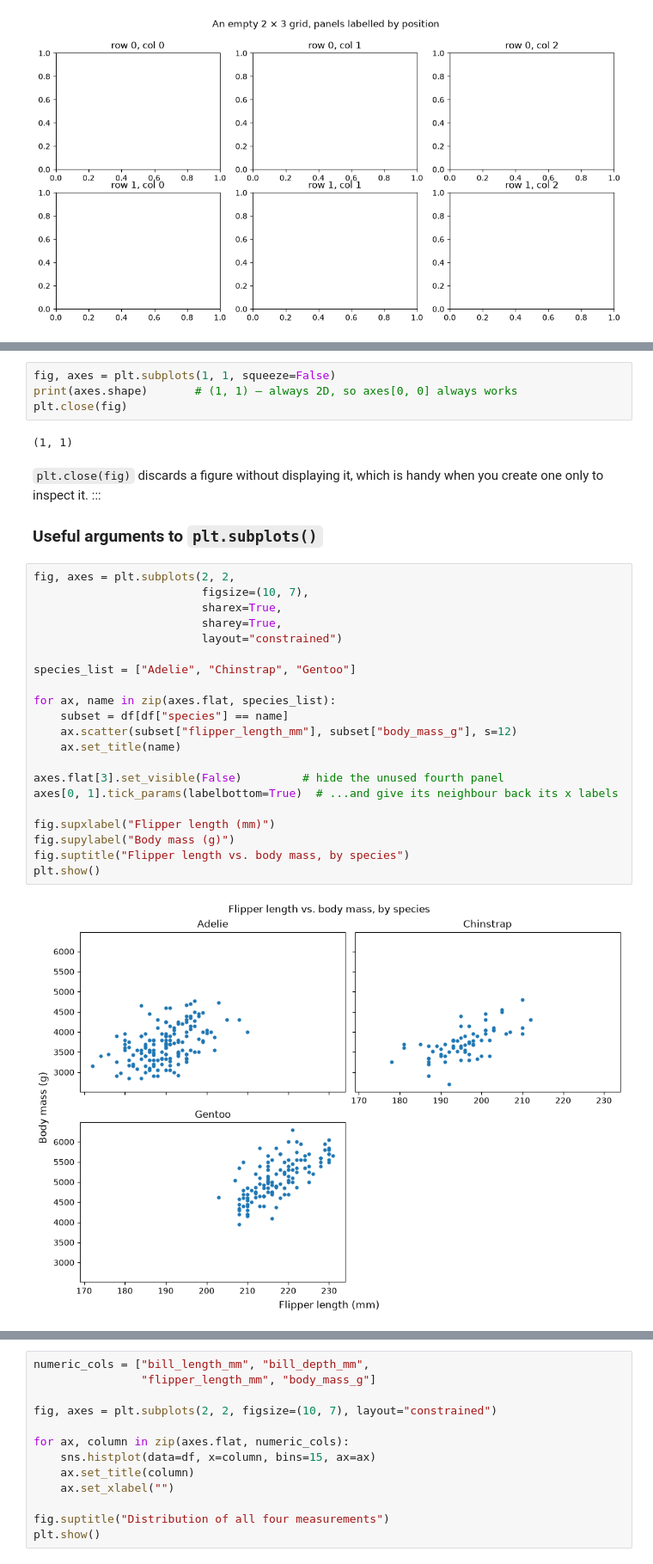
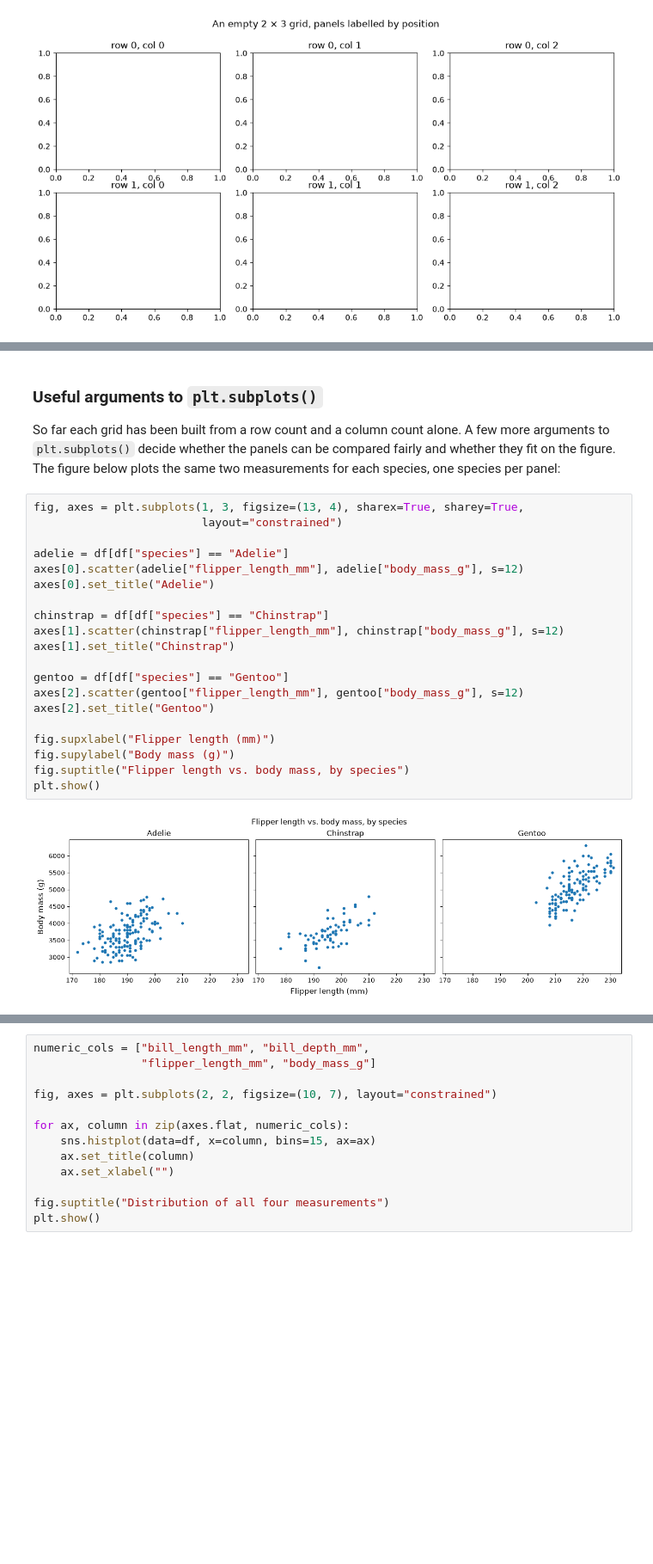
Before and after one commit to Lizhen0909/stat303-1-sec20-coursebook, a Jupyter notebook: data_viz_2.ipynb, the cells around one changed output, grey strips where cells are left out. Shown at 86% size. Saved outputs shown, nothing was run; the diff lists cells and outputs as text; blank space fills up the shorter version.

```diff
--- a/data_viz_2.ipynb
+++ b/data_viz_2.ipynb
@@ -384,36 +362,30 @@ single panel:
-# %%
-fig, axes = plt.subplots(1, 1, squeeze=False)
-print(axes.shape)       # (1, 1) — always 2D, so axes[0, 0] always works
-plt.close(fig)
-# %% [output]
-(1, 1)
 # %% [markdown]
-`plt.close(fig)` discards a figure without displaying it, which is handy when you create
-one only to inspect it.
-:::
+### Useful arguments to `plt.subplots()`
 
-### Useful arguments to `plt.subplots()`
+So far each grid has been built from a row count and a column count alone. A few more
+arguments to `plt.subplots()` decide whether the panels can be compared fairly and whether
+they fit on the figure. The figure below plots the same two measurements for each species,
+one species per panel:
 # %%
-fig, axes = plt.subplots(2, 2,
-                         figsize=(10, 7),
-                         sharex=True,
-                         sharey=True,
+fig, axes = plt.subplots(1, 3, figsize=(13, 4), sharex=True, sharey=True,
                          layout="constrained")
 
-species_list = ["Adelie", "Chinstrap", "Gentoo"]
+adelie = df[df["species"] == "Adelie"]
+axes[0].scatter(adelie["flipper_length_mm"], adelie["body_mass_g"], s=12)
+axes[0].set_title("Adelie")
 
-for ax, name in zip(axes.flat, species_list):
-    subset = df[df["species"] == name]
-    ax.scatter(subset["flipper_length_mm"], subset["body_mass_g"], s=12)
-    ax.set_title(name)
+chinstrap = df[df["species"] == "Chinstrap"]
+axes[1].scatter(chinstrap["flipper_length_mm"], chinstrap["body_mass_g"], s=12)
+axes[1].set_title("Chinstrap")
 
-axes.flat[3].set_visible(False)         # hide the unused fourth panel
-axes[0, 1].tick_params(labelbottom=True)  # ...and give its neighbour back its x labels
+gentoo = df[df["species"] == "Gentoo"]
+axes[2].scatter(gentoo["flipper_length_mm"], gentoo["body_mass_g"], s=12)
+axes[2].set_title("Gentoo")
 
 fig.supxlabel("Flipper length (mm)")
 fig.supylabel("Body mass (g)")
 fig.suptitle("Flipper length vs. body mass, by species")
 plt.show()
 # %% [output]
-[figure, old version]
+[figure, new version]
 # %% [markdown]
```
Also changed, not shown: parts of 32 cells of this notebook, 28 other files.
